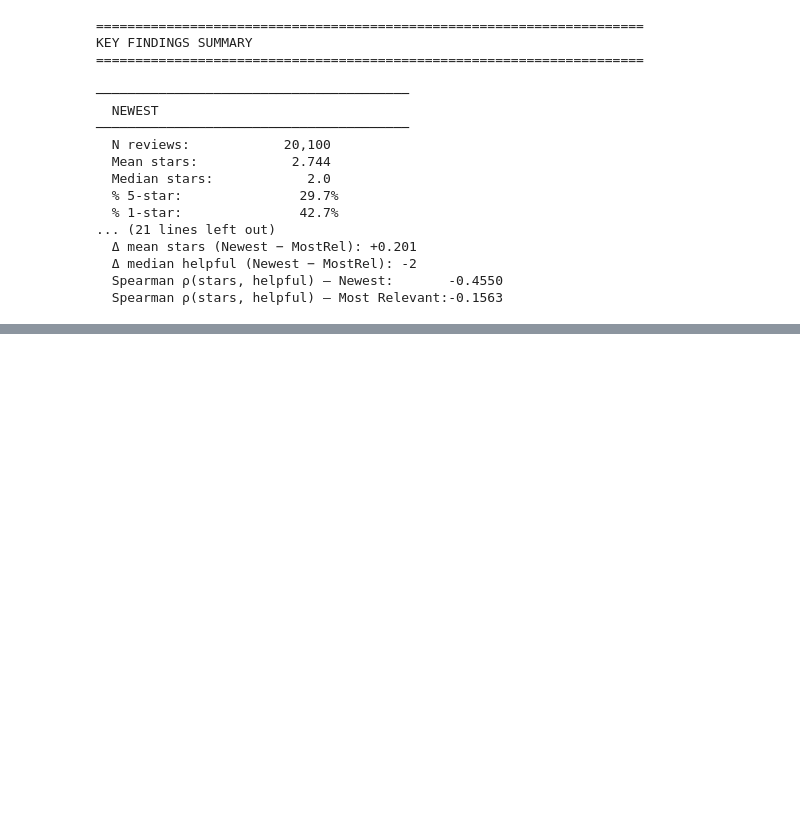
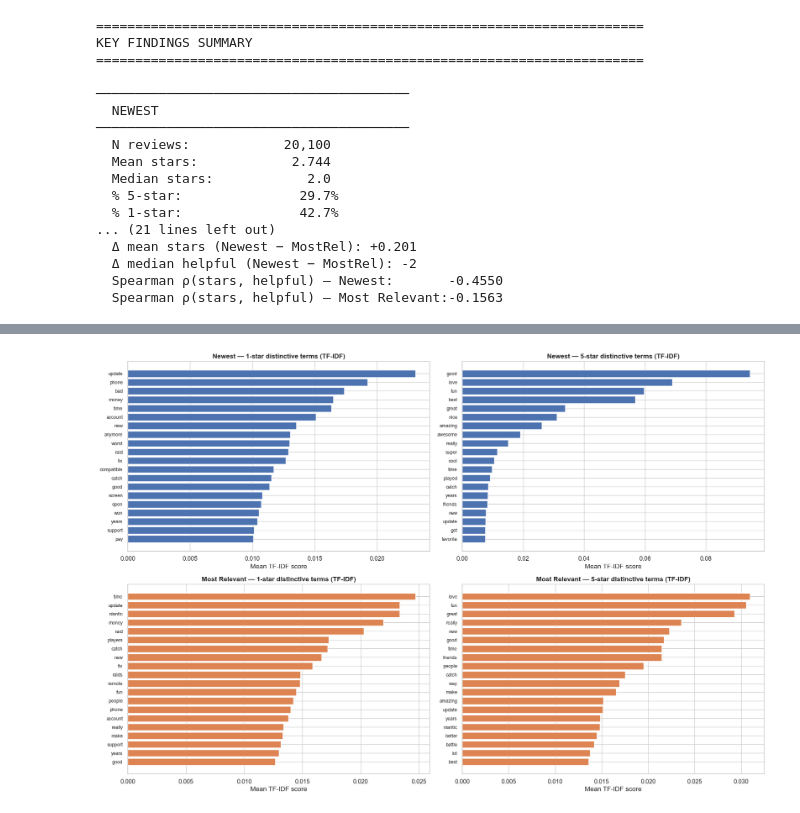
Before and after one commit to hawk-s/tourism_marketing_data, a Jupyter notebook: analysis/analysis.ipynb, the cells around one changed output, grey strips where cells are left out. Cells and saved outputs as stored; diff of their text form; code cells hidden in the pictures; blank space fills up the shorter version.

```diff
--- a/analysis/analysis.ipynb
+++ b/analysis/analysis.ipynb
@@ -740,0 +842,37 @@ KEY FINDINGS SUMMARY
+# %%
+# TF-IDF: top distinguishing terms per star tier (1-star vs 5-star) per dataset
+EXTRA_STOPS = set(ENGLISH_STOP_WORDS) | {
+    "game", "pokemon", "go", "pokémon", "app", "play", "playing",
+    "games", "like", "just", "don", "ve", "it", "s", "re", "t",
+    "im", "ive", "don't", "it's", "i've", "i'm", "cant", "can't",
+}
+
+def top_tfidf(texts, n=20):
+    vec = TfidfVectorizer(
+        max_features=3000, ngram_range=(1, 2),
+        stop_words=list(EXTRA_STOPS), min_df=5,
+    )
+    X = vec.fit_transform(texts)
+    mean_scores = X.mean(axis=0).A1
+    terms = vec.get_feature_names_out()
+    return pd.Series(mean_scores, index=terms).nlargest(n)
+
+fig, axes = plt.subplots(2, 2, figsize=(18, 12))
+tiers = {"1-star": 1, "5-star": 5}
+
+for ds_i, (label, df_) in enumerate(datasets):
+    for tier_i, (tier_name, star_val) in enumerate(tiers.items()):
+        texts = df_.loc[df_["stars"] == star_val, "review_text"].fillna("").tolist()
+        top = top_tfidf(texts, n=20)
+        ax = axes[ds_i, tier_i]
+        ax.barh(top.index[::-1], top.values[::-1],
+                color=PALETTE[label], edgecolor="white")
+        ax.set_title(f"{label} — {tier_name} distinctive terms (TF-IDF)", fontweight="bold")
+        ax.set_xlabel("Mean TF-IDF score")
+        ax.tick_params(axis="y", labelsize=9)
+
+plt.tight_layout()
+plt.savefig("tfidf_terms.png", dpi=150, bbox_inches="tight")
+plt.show()
+# %% [output]
+[figure, added]
```
Also changed, not shown: parts of 19 cells of this notebook, 6 other files.
